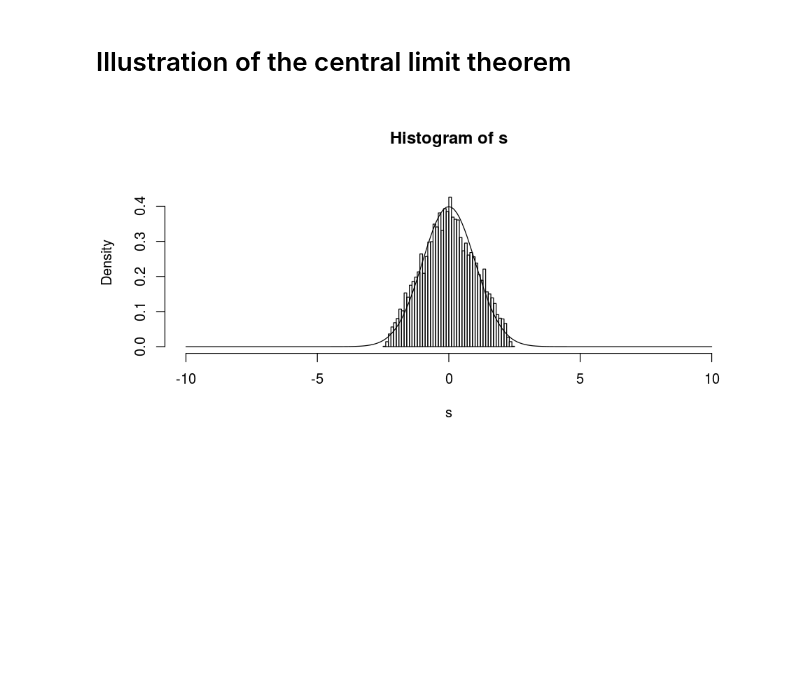
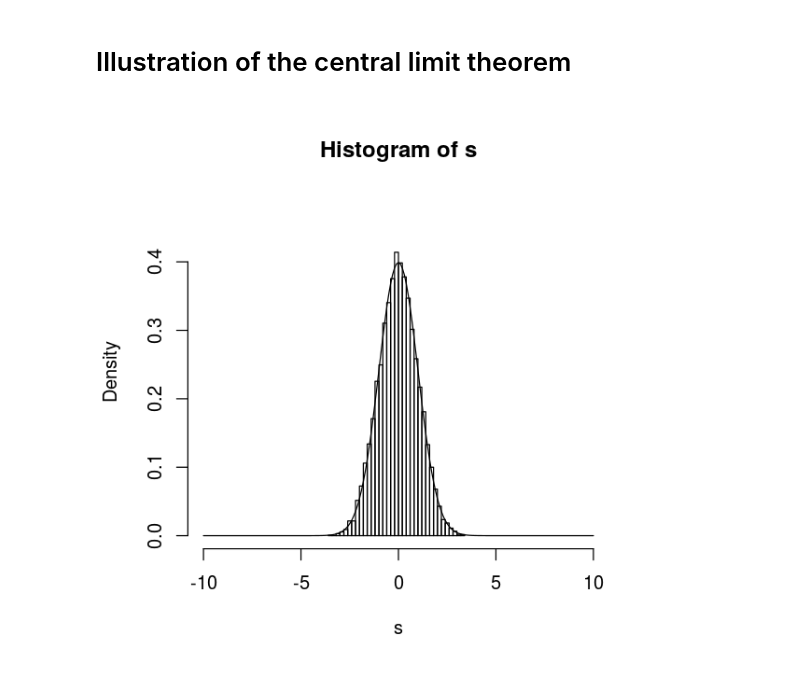
Before and after one commit to ebusato/jupyter_R, a Jupyter notebook: Basics.ipynb, the cells around one changed output. Cells and saved outputs as stored; diff of their text form; code cells hidden in the pictures; blank space fills up the shorter version.

```diff
--- a/Basics.ipynb
+++ b/Basics.ipynb
@@ -134,24 +142,24 @@ sprintf("The theoretical mean (sd) is: %.2f (%.2f)", meant, sdt)
 # Illustration of the central limit theorem
 # %%
 N=10000
-Nterms=2
+Nterms=6
 
 s = c()
 
 min = 0
 max = 1
 avg = (min+max)/2
 stddev = (max-min)/sqrt(12)
 
 
 for (i in 1:N) {
     vars = runif(Nterms, min = min, max = max)
     s[i] = (mean(vars) - avg)/(stddev/sqrt(Nterms))
 }
 
-hist(s, prob=T, xlim=c(-10,10), ylim=c(0, dnorm(0)*1.2), breaks=50)
+hist(s, breaks=40, xlim=c(-10,10), ylim=c(0, dnorm(0)*1.2), prob=T)
 
 pts = seq(-10, 10, by=0.1)
 lines(pts, dnorm(pts))
 # %% [output]
-[figure, old version]
+[figure, new version]
```
Also changed, not shown: parts of 1 cell of this notebook, 1 other file.
